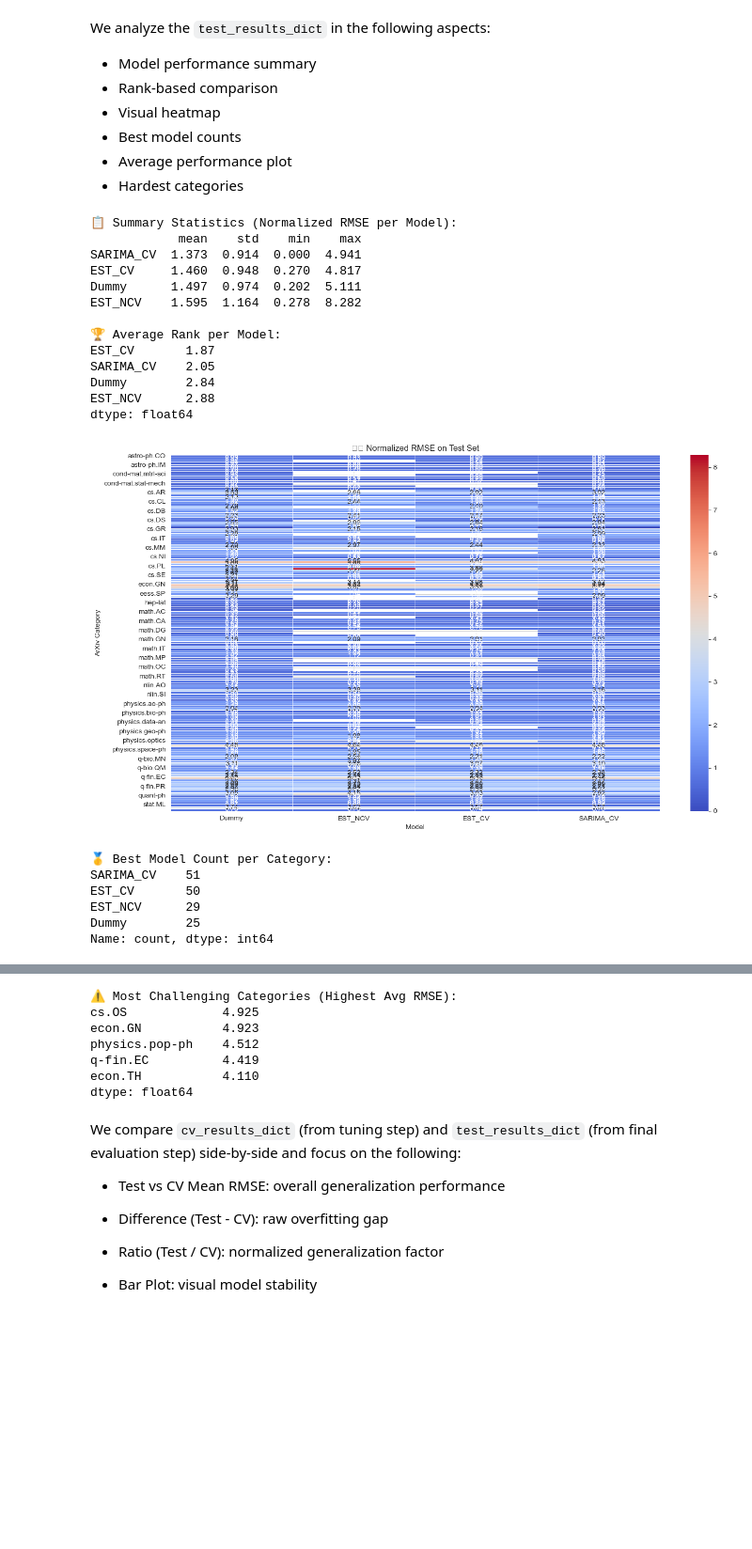
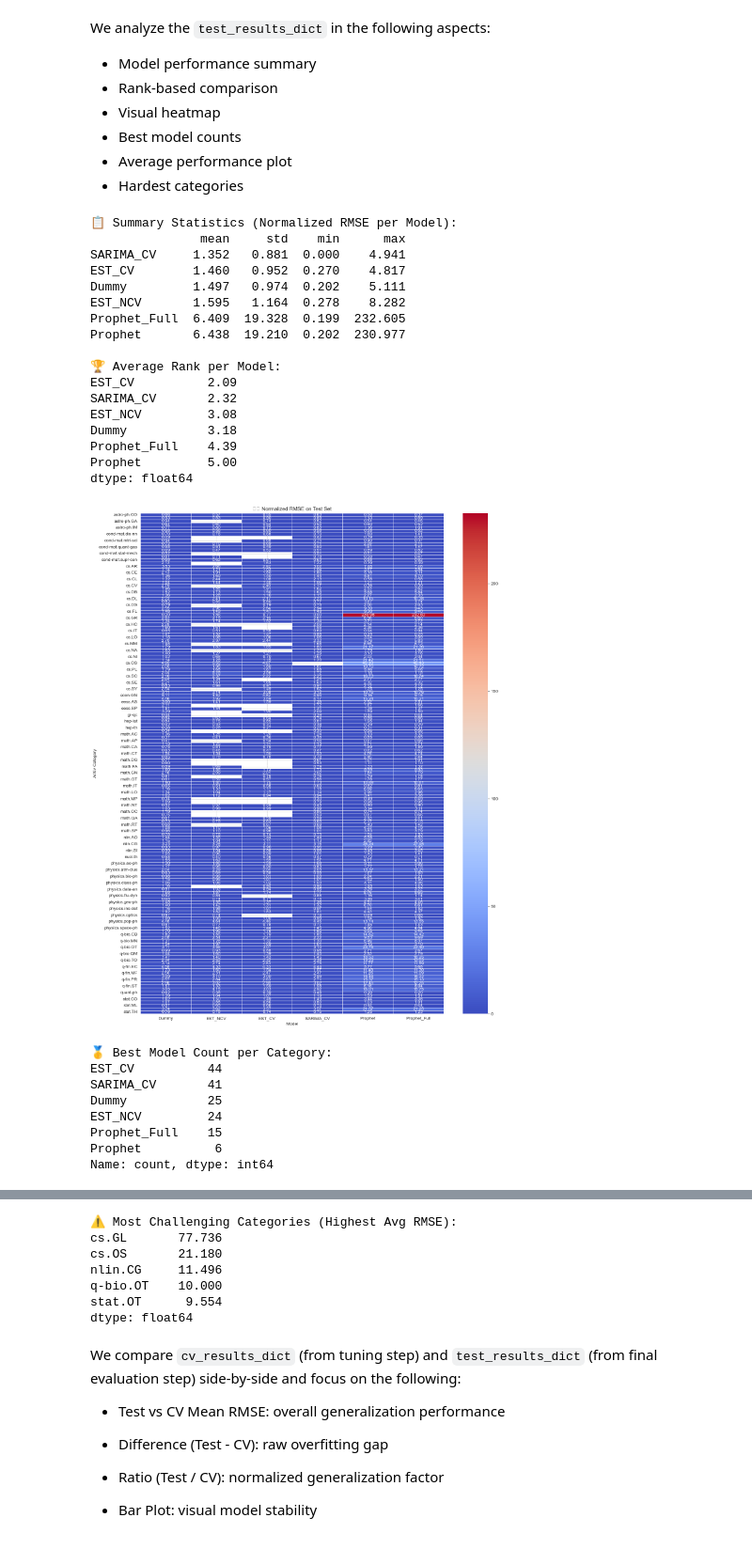
Before and after one commit to albesianor/arxiv-heatmap, a Jupyter notebook: results/5_model-comparison.ipynb, the cells around one changed output, grey strips where cells are left out. Shown at 94% size. Drawn from its saved outputs; the diff is of its cells as text; code cells hidden in the pictures; blank space fills up the shorter version.

Commit message:
feat: add `prophet` and `prophet_full` to model tuning and testing, clean up notebook `5_model-comparison.ipynb`

```diff
--- a/results/5_model-comparison.ipynb
+++ b/results/5_model-comparison.ipynb
@@ -83,0 +89,10 @@ Due to the runtime issues of auto_ARIMA, we will only compare the following mode
+# %%
+from sklearn.model_selection import TimeSeriesSplit
+
+# Prepare CV splits
+ts_cv = TimeSeriesSplit(n_splits=5, test_size=15, max_train_size=150)
+splits = [(train_idx, test_idx) for train_idx, test_idx in ts_cv.split(df_train)]
+
+# Prepare CV splits with full data for prophet_full
+ts_cv_full = TimeSeriesSplit(n_splits=5, test_size=15)
+splits_full= [(train_idx, test_idx) for train_idx, test_idx in ts_cv_full.split(df_train)]
@@ -100,0 +139,7 @@ The intuitive explanation is the following: ???
+# %%
+# Install cmdstanpy to fix Prophet optimization runtime issues
+import cmdstanpy
+cmdstanpy.install_cmdstan()
+cmdstanpy.install_cmdstan(compiler=True) # only valid on Windows
+
+prophet_rmses = np.zeros(5)
@@ -447,7 +790,7 @@ print("\n🏆 Average Rank per Model:")
 print(average_ranks.round(2))
 
 # 3. Heatmap of Normalized RMSEs
-plt.figure(figsize=(14, 8))
+plt.figure(figsize=(14, 17))
 sns.heatmap(results_df, annot=True, fmt=".2f", cmap="coolwarm", linewidths=0.5)
 plt.title("🗺️ Normalized RMSE on Test Set")
 plt.xlabel("Model")
@@ -457,46 +800,52 @@ plt.show()
 
 # 4. Best Model per Category
 best_model_counts = results_df.idxmin(axis=1).value_counts()
 print("\n🥇 Best Model Count per Category:")
 print(best_model_counts)
 
 # 5. Bar Plot of Average RMSE per Model
 plt.figure(figsize=(8, 5))
 results_df.mean().sort_values().plot(kind='bar', color='skyblue')
 plt.title("📊 Average Normalized RMSE per Model")
 plt.ylabel("Normalized RMSE")
 plt.xticks(rotation=45)
 plt.grid(axis="y", linestyle="--", alpha=0.7)
 plt.tight_layout()
 plt.show()
 
 # 6. Most Difficult Categories
 difficult_cats = results_df.mean(axis=1).sort_values(ascending=False).head(5)
 print("\n⚠️ Most Challenging Categories (Highest Avg RMSE):")
 print(difficult_cats.round(3))
 
 # Save results
 results_df.to_csv("test_results.csv")
 summary.to_csv("test_summary_stats.csv")
 ranks.to_csv("test_model_ranks.csv")
 # %% [output]
 📋 Summary Statistics (Normalized RMSE per Model):
-            mean    std    min    max
-SARIMA_CV  1.373  0.914  0.000  4.941
-EST_CV     1.460  0.948  0.270  4.817
-Dummy      1.497  0.974  0.202  5.111
-EST_NCV    1.595  1.164  0.278  8.282
+               mean     std    min      max
+SARIMA_CV     1.352   0.881  0.000    4.941
+EST_CV        1.460   0.952  0.270    4.817
+Dummy         1.497   0.974  0.202    5.111
+EST_NCV       1.595   1.164  0.278    8.282
+Prophet_Full  6.409  19.328  0.199  232.605
+Prophet       6.438  19.210  0.202  230.977
 
 🏆 Average Rank per Model:
-EST_CV       1.87
-SARIMA_CV    2.05
-Dummy        2.84
-EST_NCV      2.88
+EST_CV          2.09
+SARIMA_CV       2.32
+EST_NCV         3.08
+Dummy           3.18
+Prophet_Full    4.39
+Prophet         5.00
 dtype: float64
-[figure, old version]
+[figure, new version]
 🥇 Best Model Count per Category:
-SARIMA_CV    51
-EST_CV       50
-EST_NCV      29
-Dummy        25
+EST_CV          44
+SARIMA_CV       41
+Dummy           25
+EST_NCV         24
+Prophet_Full    15
+Prophet          6
 Name: count, dtype: int64
@@ -504,9 +853,9 @@ Name: count, dtype: int64
 ⚠️ Most Challenging Categories (Highest Avg RMSE):
-cs.OS             4.925
-econ.GN           4.923
-physics.pop-ph    4.512
-q-fin.EC          4.419
-econ.TH           4.110
+cs.GL       77.736
+cs.OS       21.180
+nlin.CG     11.496
+q-bio.OT    10.000
+stat.OT      9.554
 dtype: float64
 # %% [markdown]
 We compare `cv_results_dict` (from tuning step) and `test_results_dict` (from final evaluation step) side-by-side and focus on the following:
```
Also changed, not shown: parts of 23 cells of this notebook, 9 other files.
